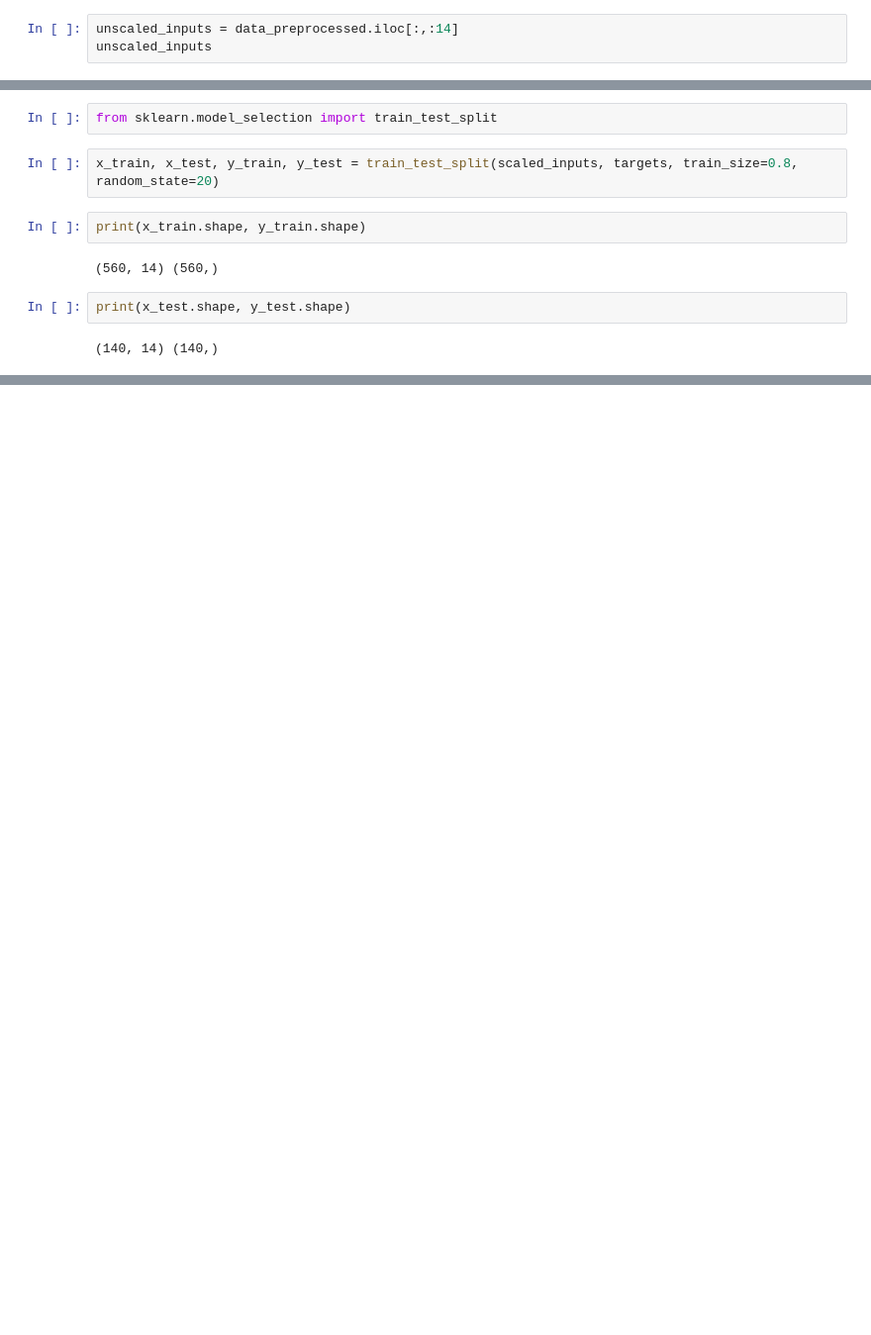
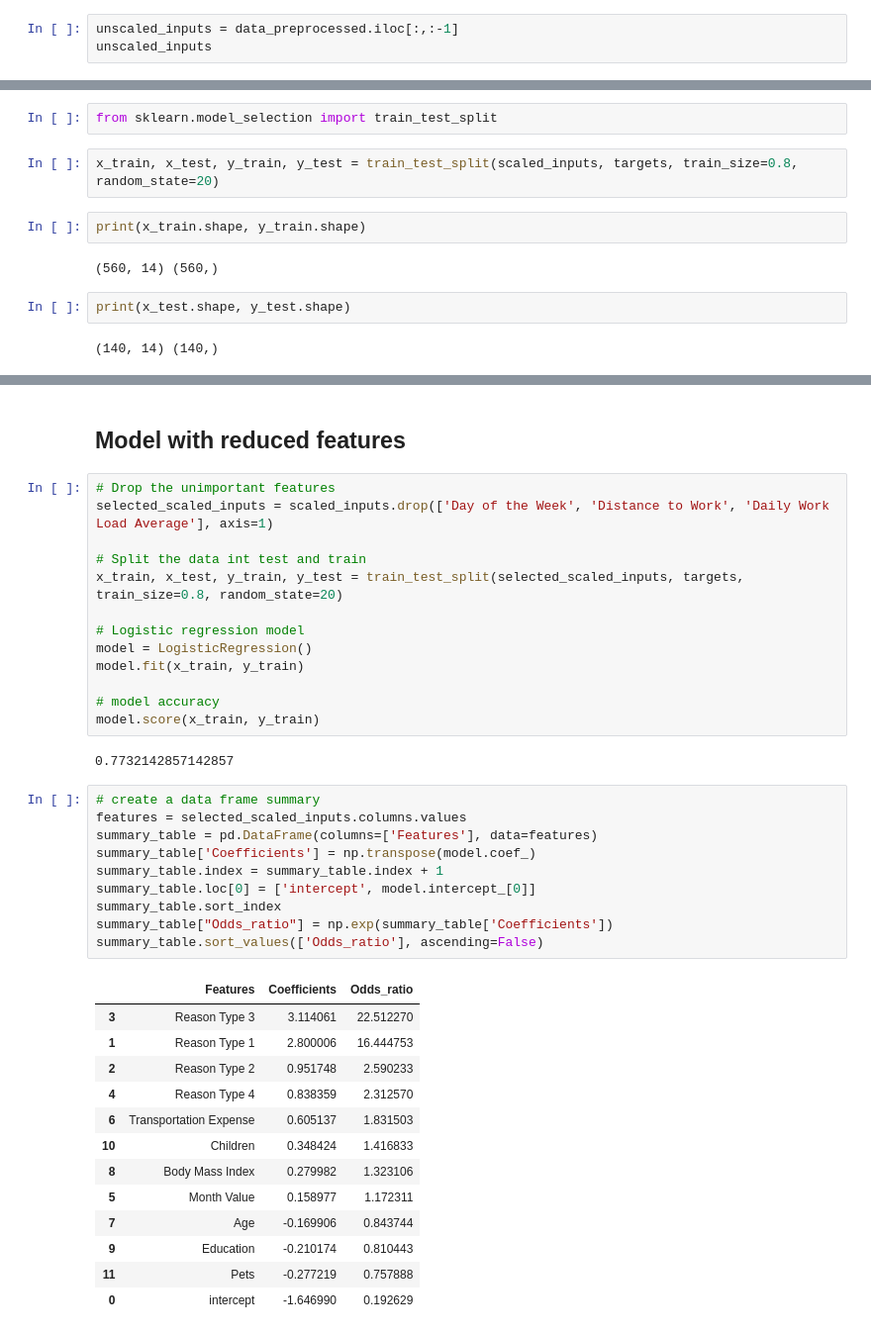
Before and after one commit to joseph-ishola/Employee-Absenteeism, a Jupyter notebook: log_reg.ipynb, the cells around one changed output, grey strips where cells are left out. Shown at 99% size. Drawn from its saved outputs; the diff is of its cells as text; blank space fills up the shorter version.

Commit message:
logistic model implement

```diff
--- a/log_reg.ipynb
+++ b/log_reg.ipynb
@@ -529,7 +529,7 @@ data_preprocessed.shape
 # %% [output]
 (700, 15)
 # %%
-unscaled_inputs = data_preprocessed.iloc[:,:14]
+unscaled_inputs = data_preprocessed.iloc[:,:-1]
 unscaled_inputs
 # %% [output]
 |  | Reason Type 1 | Reason Type 2 | Reason Type 3 | Reason Type 4 | Month Value | Day of the Week | ... |
@@ -657,0 +892,41 @@ print(x_test.shape, y_test.shape)
+# %% [markdown]
+## Model with reduced features
+# %%
+# Drop the unimportant features
+selected_scaled_inputs = scaled_inputs.drop(['Day of the Week', 'Distance to Work', 'Daily Work Load Average'], axis=1)
+
+# Split the data int test and train
+x_train, x_test, y_train, y_test = train_test_split(selected_scaled_inputs, targets, train_size=0.8, random_state=20)
+
+# Logistic regression model
+model = LogisticRegression()
+model.fit(x_train, y_train)
+
+# model accuracy
+model.score(x_train, y_train)
+# %% [output]
+0.7732142857142857
+# %%
+# create a data frame summary
+features = selected_scaled_inputs.columns.values
+summary_table = pd.DataFrame(columns=['Features'], data=features)
+summary_table['Coefficients'] = np.transpose(model.coef_)
+summary_table.index = summary_table.index + 1
+summary_table.loc[0] = ['intercept', model.intercept_[0]]
+summary_table.sort_index
+summary_table["Odds_ratio"] = np.exp(summary_table['Coefficients'])
+summary_table.sort_values(['Odds_ratio'], ascending=False)
+# %% [output]
+|  | Features | Coefficients | Odds_ratio |
+| 3 | Reason Type 3 | 3.114061 | 22.512270 |
+| 1 | Reason Type 1 | 2.800006 | 16.444753 |
+| 2 | Reason Type 2 | 0.951748 | 2.590233 |
+| 4 | Reason Type 4 | 0.838359 | 2.312570 |
+| 6 | Transportation Expense | 0.605137 | 1.831503 |
+| 10 | Children | 0.348424 | 1.416833 |
+| 8 | Body Mass Index | 0.279982 | 1.323106 |
+| 5 | Month Value | 0.158977 | 1.172311 |
+| 7 | Age | -0.169906 | 0.843744 |
+| 9 | Education | -0.210174 | 0.810443 |
+| 11 | Pets | -0.277219 | 0.757888 |
+| 0 | intercept | -1.646990 | 0.192629 |
```
Also changed, not shown: parts of 29 cells of this notebook, 1 other file.
